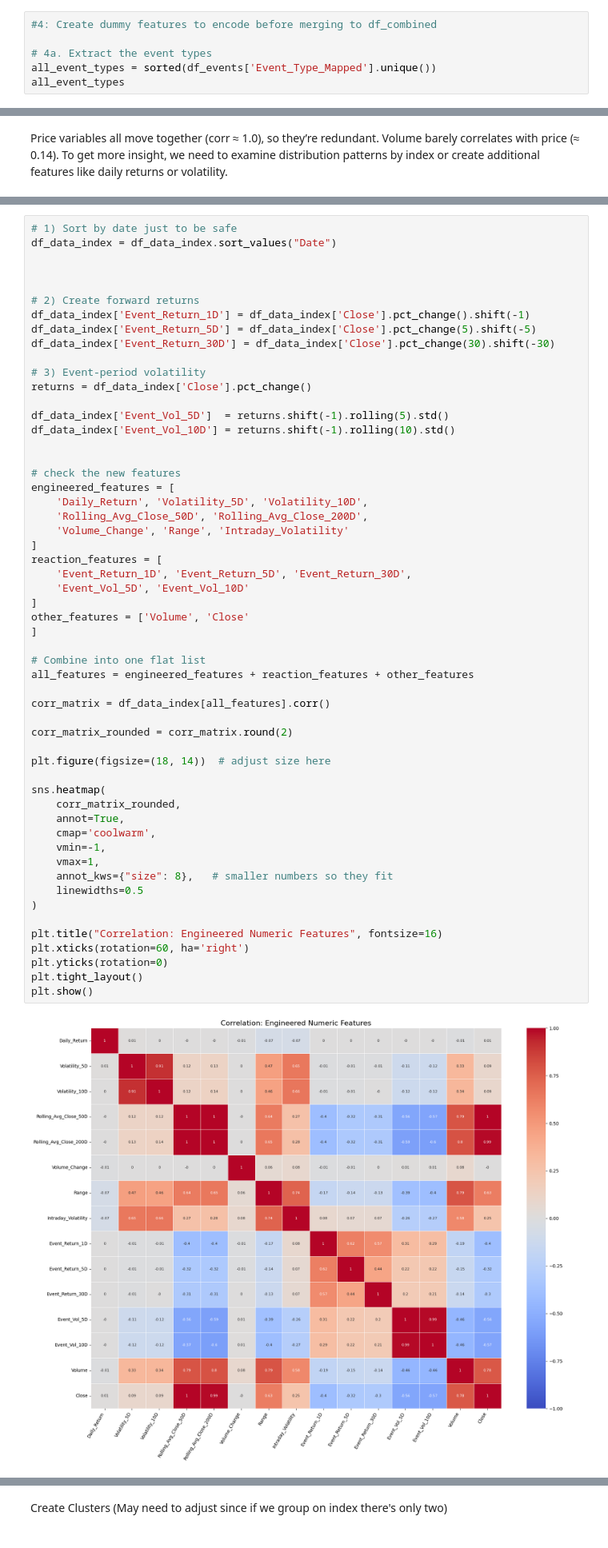
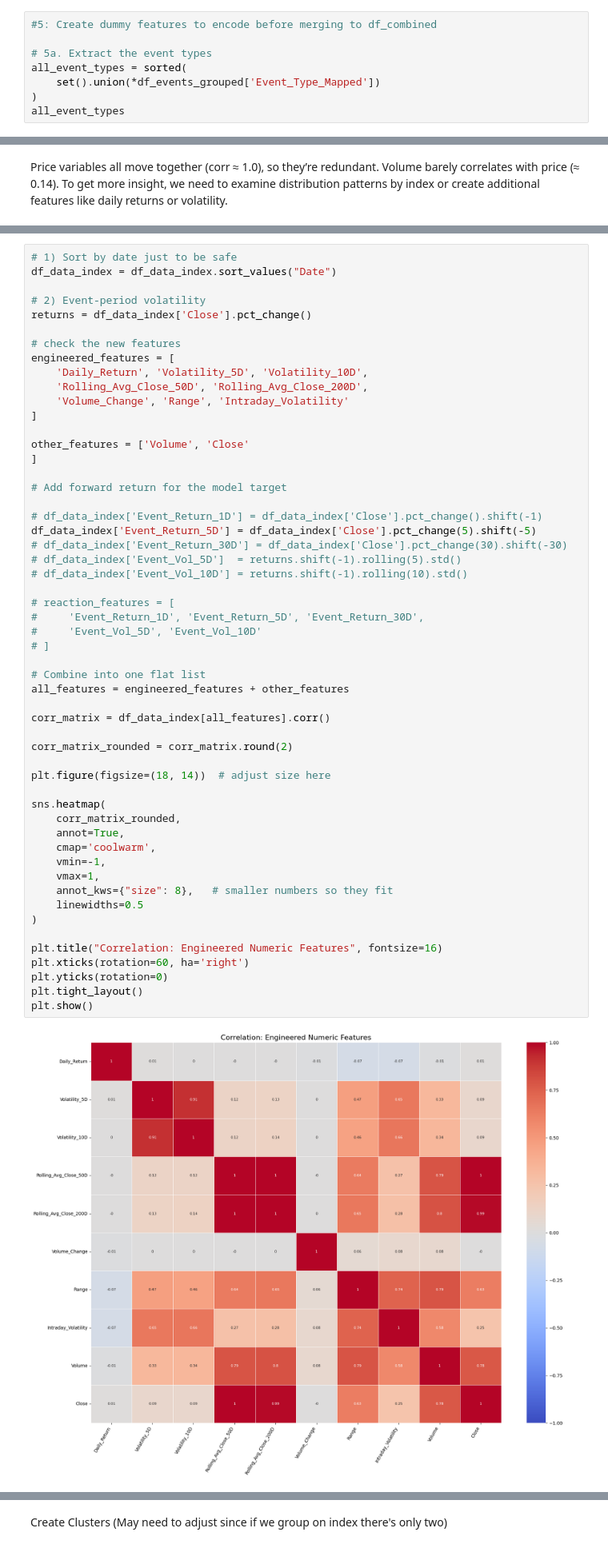
Before and after one commit to kiah-ucsd/DES200, a Jupyter notebook: FinalProject/Final Project_Fall2025.ipynb, the cells around one changed output, grey strips where cells are left out. Shown at 80% size. Saved outputs shown, nothing was run; the diff lists cells and outputs as text.

```diff
--- a/FinalProject/Final Project_Fall2025.ipynb
+++ b/FinalProject/Final Project_Fall2025.ipynb
@@ -568,9 +609,11 @@ df_events_grouped.head()
 | 3 | 1910-11-20 | [military_conflict] | [Positive] | [Major revolution that transforme... |
 | 4 | 1911-10-10 | [political] | [Positive] | [Overthrew the Qing Dynasty, lead... |
 # %%
-#4: Create dummy features to encode before merging to df_combined
+#5: Create dummy features to encode before merging to df_combined
 
-# 4a. Extract the event types
-all_event_types = sorted(df_events['Event_Type_Mapped'].unique())
+# 5a. Extract the event types
+all_event_types = sorted(
+    set().union(*df_events_grouped['Event_Type_Mapped'])
+)
 all_event_types
 # %% [output]
@@ -810,19 +865,8 @@ df_data_index['Event_Return_30D'] = df_data_index['Close'].pct_change(30).shift(
 # 1) Sort by date just to be safe
 df_data_index = df_data_index.sort_values("Date")
 
-
-
-# 2) Create forward returns
-df_data_index['Event_Return_1D'] = df_data_index['Close'].pct_change().shift(-1)
-df_data_index['Event_Return_5D'] = df_data_index['Close'].pct_change(5).shift(-5)
-df_data_index['Event_Return_30D'] = df_data_index['Close'].pct_change(30).shift(-30)
-
-# 3) Event-period volatility
+# 2) Event-period volatility
 returns = df_data_index['Close'].pct_change()
-
-df_data_index['Event_Vol_5D']  = returns.shift(-1).rolling(5).std()
-df_data_index['Event_Vol_10D'] = returns.shift(-1).rolling(10).std()
-
 
 # check the new features
 engineered_features = [
@@ -830,39 +874,49 @@ engineered_features = [
     'Rolling_Avg_Close_50D', 'Rolling_Avg_Close_200D',
     'Volume_Change', 'Range', 'Intraday_Volatility'
 ]
-reaction_features = [
-    'Event_Return_1D', 'Event_Return_5D', 'Event_Return_30D',
-    'Event_Vol_5D', 'Event_Vol_10D'
-]
+
 other_features = ['Volume', 'Close'
 ]
 
+# Add forward return for the model target
+
+# df_data_index['Event_Return_1D'] = df_data_index['Close'].pct_change().shift(-1)
+df_data_index['Event_Return_5D'] = df_data_index['Close'].pct_change(5).shift(-5)
+# df_data_index['Event_Return_30D'] = df_data_index['Close'].pct_change(30).shift(-30)
+# df_data_index['Event_Vol_5D']  = returns.shift(-1).rolling(5).std()
+# df_data_index['Event_Vol_10D'] = returns.shift(-1).rolling(10).std()
+
+# reaction_features = [
+#     'Event_Return_1D', 'Event_Return_5D', 'Event_Return_30D',
+#     'Event_Vol_5D', 'Event_Vol_10D'
+# ]
+
 # Combine into one flat list
-all_features = engineered_features + reaction_features + other_features
+all_features = engineered_features + other_features
 
 corr_matrix = df_data_index[all_features].corr()
 
 corr_matrix_rounded = corr_matrix.round(2)
 
 plt.figure(figsize=(18, 14))  # adjust size here
 
 sns.heatmap(
     corr_matrix_rounded,
     annot=True,
     cmap='coolwarm',
     vmin=-1,
     vmax=1,
     annot_kws={"size": 8},   # smaller numbers so they fit
     linewidths=0.5
 )
 
 plt.title("Correlation: Engineered Numeric Features", fontsize=16)
 plt.xticks(rotation=60, ha='right')
 plt.yticks(rotation=0)
 plt.tight_layout()
 plt.show()
 # %% [output]
-[figure, old version]
+[figure, new version]
 # %% [markdown]
 The correlation heatmap is basically a redundancy detector (which features to drop).
 High correlations indicate features we should drop (especially for linear models) like below:
```
Also changed, not shown: parts of 45 cells of this notebook.
